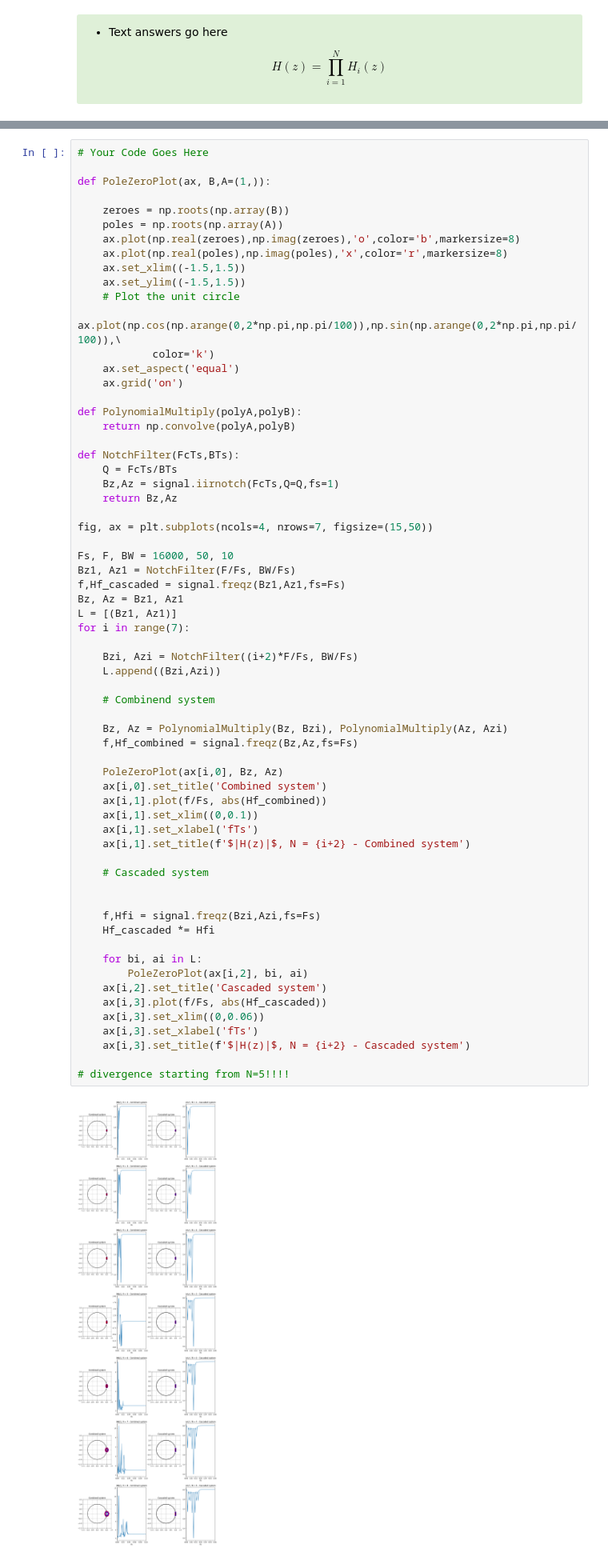
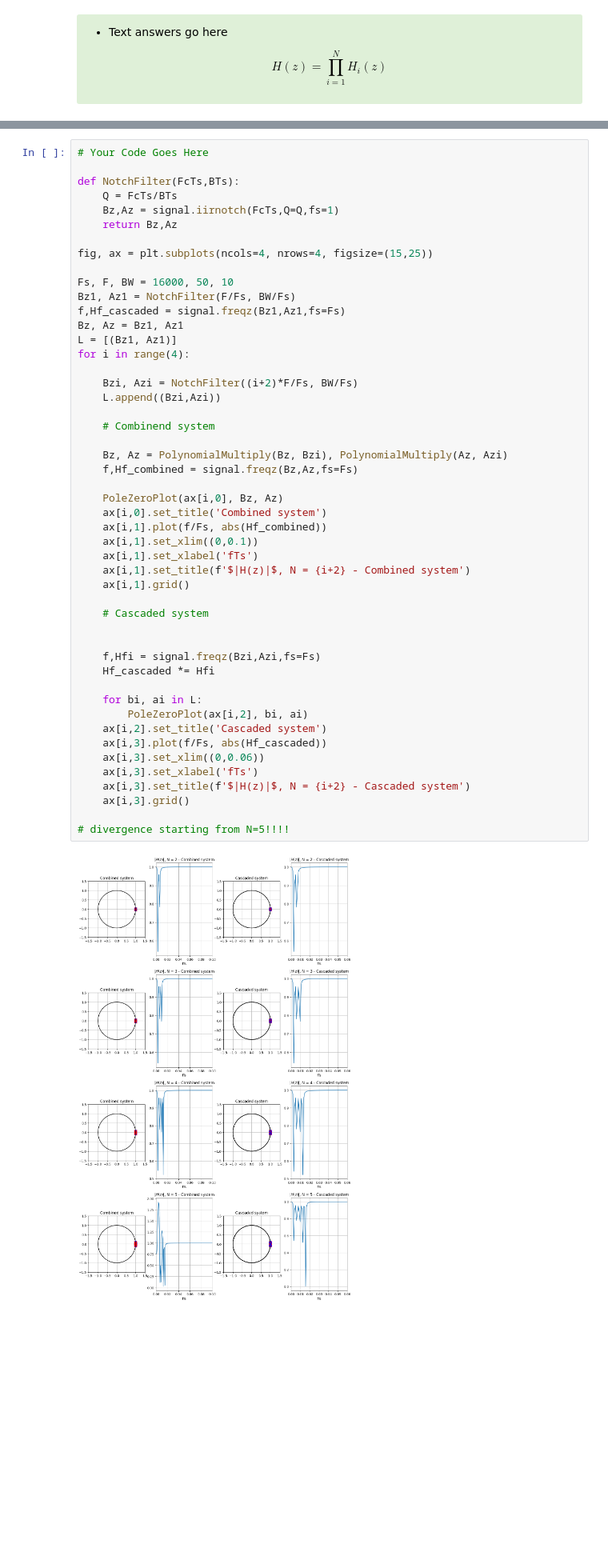
Before and after one commit to vbelpair/Ugent, a Jupyter notebook: Medical_Signal_Processing_and_Statistics/assignment_5/ex05_vincent.ipynb, the cells around one changed output, grey strips where cells are left out. Shown at 80% size. Saved outputs shown, nothing was run; the diff lists cells and outputs as text; blank space fills up the shorter version.

```diff
--- a/Medical_Signal_Processing_and_Statistics/assignment_5/ex05_vincent.ipynb
+++ b/Medical_Signal_Processing_and_Statistics/assignment_5/ex05_vincent.ipynb
@@ -100,67 +117,52 @@ $$H(z)=\prod^N_{i=1}H_i(z)$$
     * Increase $N$ by 1 and repeat the above step till $N=8$. When do the systems begin to diverge?
 # %%
 # Your Code Goes Here
-
-def PoleZeroPlot(ax, B,A=(1,)):
-
-    zeroes = np.roots(np.array(B))
-    poles = np.roots(np.array(A))
-    ax.plot(np.real(zeroes),np.imag(zeroes),'o',color='b',markersize=8)
-    ax.plot(np.real(poles),np.imag(poles),'x',color='r',markersize=8)
-    ax.set_xlim((-1.5,1.5))
-    ax.set_ylim((-1.5,1.5))
-    # Plot the unit circle
-    ax.plot(np.cos(np.arange(0,2*np.pi,np.pi/100)),np.sin(np.arange(0,2*np.pi,np.pi/100)),\
-            color='k')
-    ax.set_aspect('equal')
-    ax.grid('on')
-
-def PolynomialMultiply(polyA,polyB):
-    return np.convolve(polyA,polyB)
 
 def NotchFilter(FcTs,BTs):
     Q = FcTs/BTs
     Bz,Az = signal.iirnotch(FcTs,Q=Q,fs=1)
     return Bz,Az
 
-fig, ax = plt.subplots(ncols=4, nrows=7, figsize=(15,50))
+fig, ax = plt.subplots(ncols=4, nrows=4, figsize=(15,25))
 
 Fs, F, BW = 16000, 50, 10
 Bz1, Az1 = NotchFilter(F/Fs, BW/Fs)
 f,Hf_cascaded = signal.freqz(Bz1,Az1,fs=Fs)
 Bz, Az = Bz1, Az1
 L = [(Bz1, Az1)]
-for i in range(7):
+for i in range(4):
 
     Bzi, Azi = NotchFilter((i+2)*F/Fs, BW/Fs)
     L.append((Bzi,Azi))
 
     # Combinend system
 
     Bz, Az = PolynomialMultiply(Bz, Bzi), PolynomialMultiply(Az, Azi)
     f,Hf_combined = signal.freqz(Bz,Az,fs=Fs)
 
     PoleZeroPlot(ax[i,0], Bz, Az)
     ax[i,0].set_title('Combined system')
     ax[i,1].plot(f/Fs, abs(Hf_combined))
     ax[i,1].set_xlim((0,0.1))
     ax[i,1].set_xlabel('fTs')
     ax[i,1].set_title(f'$|H(z)|$, N = {i+2} - Combined system')
+    ax[i,1].grid()
 
     # Cascaded system
 
 
     f,Hfi = signal.freqz(Bzi,Azi,fs=Fs)
     Hf_cascaded *= Hfi
 
     for bi, ai in L:
         PoleZeroPlot(ax[i,2], bi, ai)
     ax[i,2].set_title('Cascaded system')
     ax[i,3].plot(f/Fs, abs(Hf_cascaded))
     ax[i,3].set_xlim((0,0.06))
     ax[i,3].set_xlabel('fTs')
     ax[i,3].set_title(f'$|H(z)|$, N = {i+2} - Cascaded system')
+    ax[i,3].grid()
 
 # divergence starting from N=5!!!!
 # %% [output]
-[figure, old version]
+[figure, new version]
```
Also changed, not shown: parts of 35 cells of this notebook, 6 other files.
